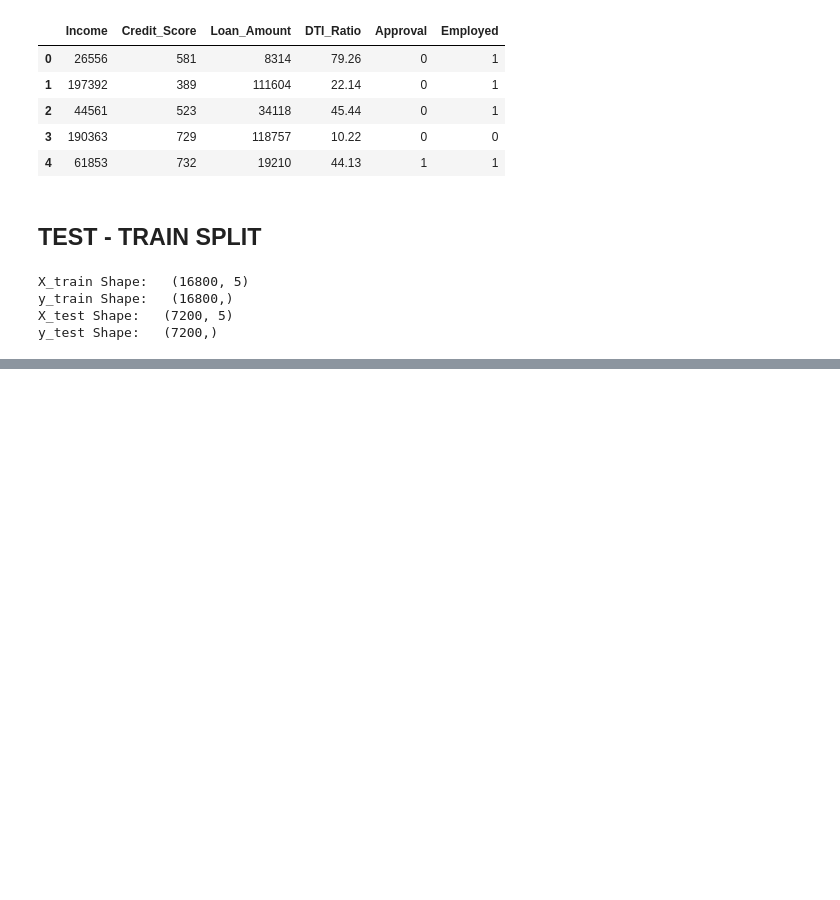
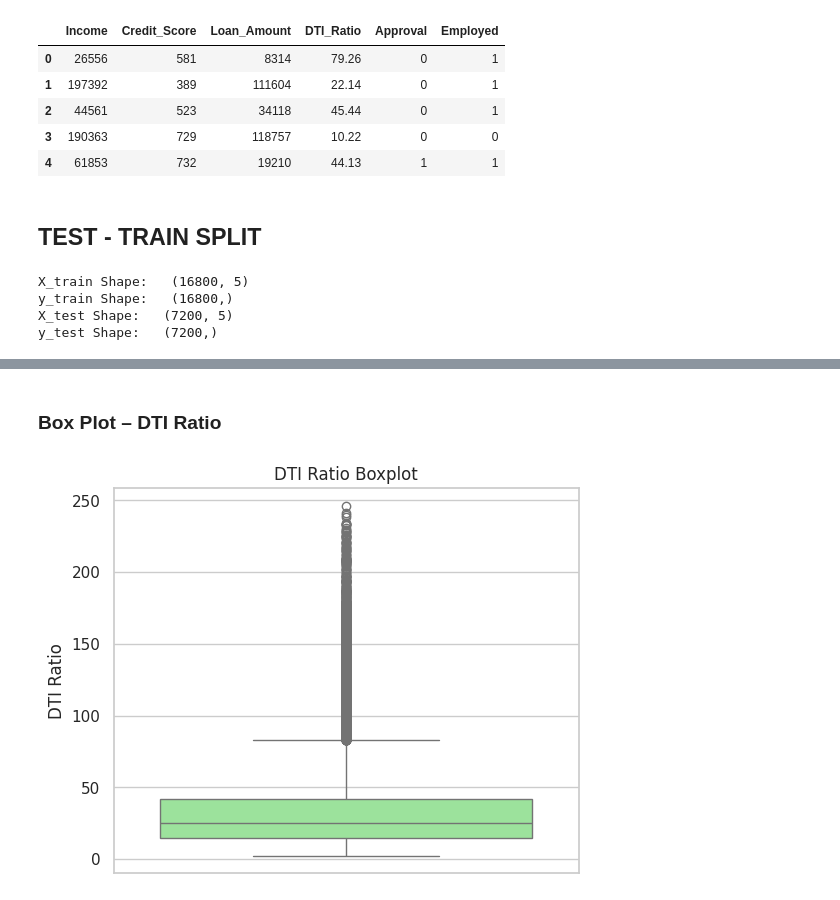
Before and after one commit to Musxeto/Ai-lab, a Jupyter notebook: preprocessing/loan.ipynb, the cells around one changed output, grey strips where cells are left out. Saved outputs shown, nothing was run; the diff lists cells and outputs as text; code cells hidden in the pictures; blank space fills up the shorter version.

```diff
--- a/preprocessing/loan.ipynb
+++ b/preprocessing/loan.ipynb
@@ -111,0 +132,10 @@ y_test Shape:   (7200,)
+# %% [markdown]
+### Box Plot – DTI Ratio
+# %%
+plt.figure(figsize=(6, 5))
+sns.boxplot(y=data['DTI_Ratio'], color='lightgreen')
+plt.title("DTI Ratio Boxplot")
+plt.ylabel("DTI Ratio")
+plt.show()
+# %% [output]
+[figure, added]
```
Also changed, not shown: parts of 14 cells of this notebook.
